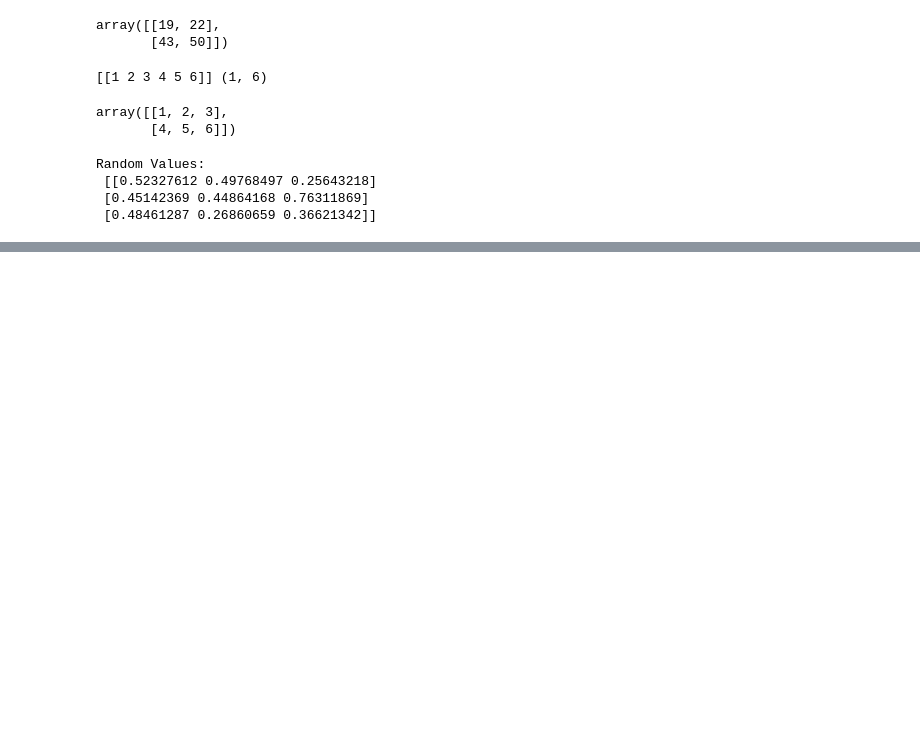
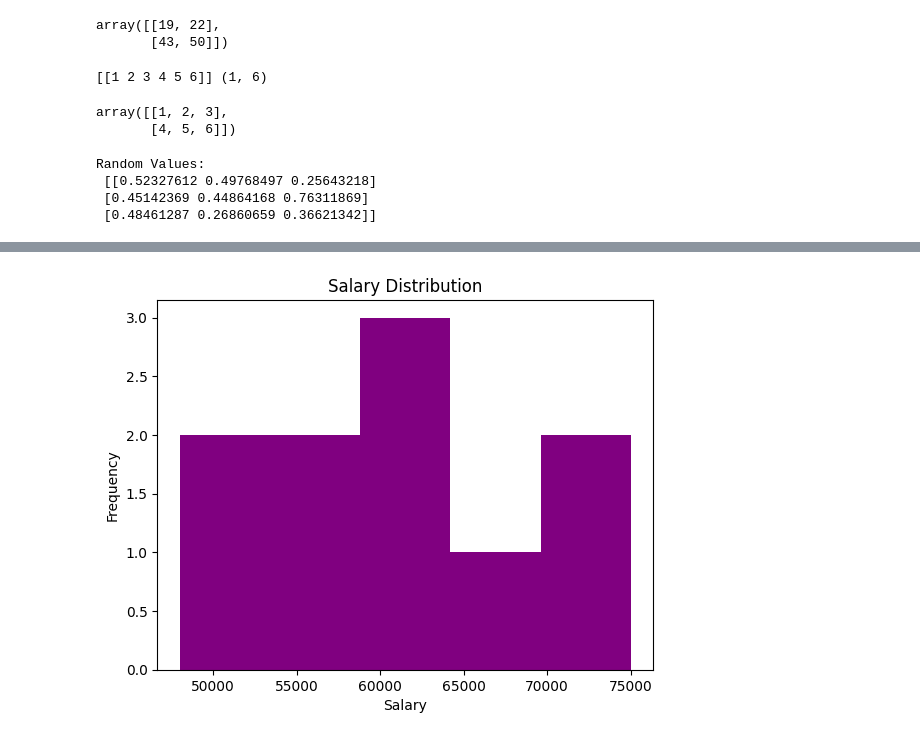
Before and after one commit to EPOCH-NSAKCET/PYTHON-FOR-ML, a Jupyter notebook: 2. LIBRARIES/1. intro to modules and libraries.ipynb, the cells around one changed output, grey strips where cells are left out. Saved outputs shown, nothing was run; the diff lists cells and outputs as text; code cells hidden in the pictures; blank space fills up the shorter version.

```diff
--- a/2. LIBRARIES/1. intro to modules and libraries.ipynb
+++ b/2. LIBRARIES/1. intro to modules and libraries.ipynb
@@ -78,0 +307,8 @@ Random Values:
+# %%
+plt.hist(df['Salary'], bins=5, color='purple')
+plt.title('Salary Distribution')
+plt.xlabel('Salary')
+plt.ylabel('Frequency')
+plt.show()
+# %% [output]
+[figure, added]
```
Also changed, not shown: parts of 34 cells of this notebook, 2 other files.
